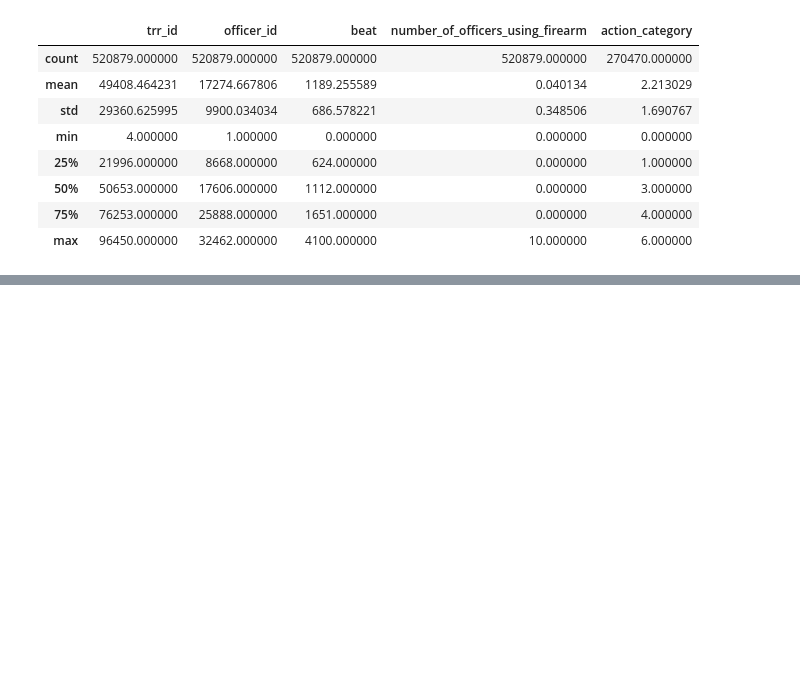
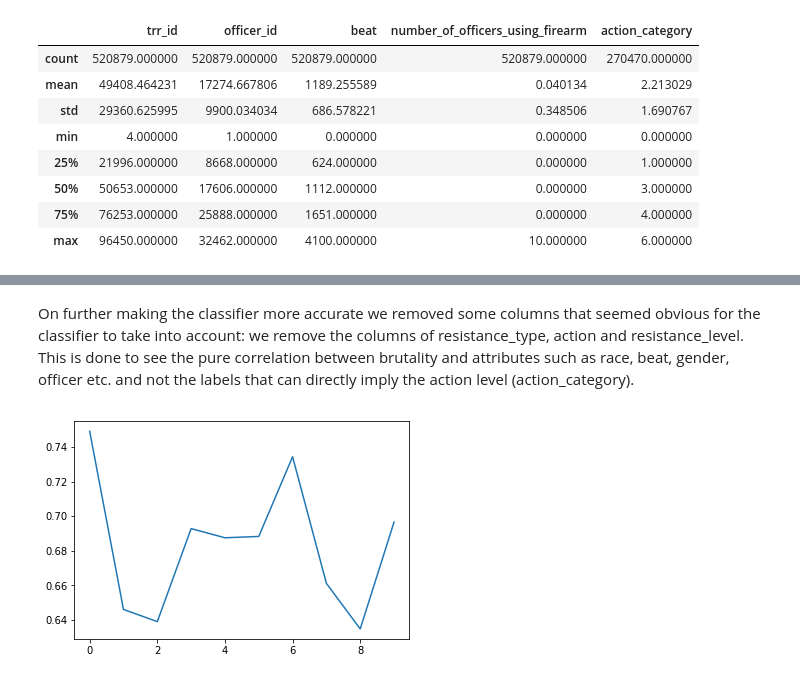
Before and after one commit to ishaanmadan19/EECS-375-Project, a Jupyter notebook: Shankar Question.ipynb, the cells around one changed output, grey strips where cells are left out. Saved outputs shown, nothing was run; the diff lists cells and outputs as text; code cells hidden in the pictures; blank space fills up the shorter version.

```diff
--- a/Shankar Question.ipynb
+++ b/Shankar Question.ipynb
@@ -132,0 +128,14 @@ print(scores_DTG)
+# %% [markdown]
+On further making the classifier more accurate we removed some columns that seemed obvious for the classifier to take into account: we remove the columns of resistance_type, action and resistance_level. This is done to see the pure correlation between brutality and attributes such as race, beat, gender, officer etc. and not the labels that can directly imply the action level (action_category).
+# %%
+X2 = df.drop(["action_category", "action", "resistance_type"], axis = 1)
+Y2 = df["action_category"]
+clf_gini2 = DecisionTreeClassifier(criterion = "gini", max_depth=10, min_samples_leaf=5, max_features="sqrt")
+# %%
+scores_cv_dt2 = cross_val_score(clf_gini2, X2, Y2, cv=10)
+# %%
+plt.figure()
+plt.plot(scores_cv_dt2)
+plt.show()
+# %% [output]
+[figure, added]
```
Also changed, not shown: parts of 24 cells of this notebook, 1 other file.
